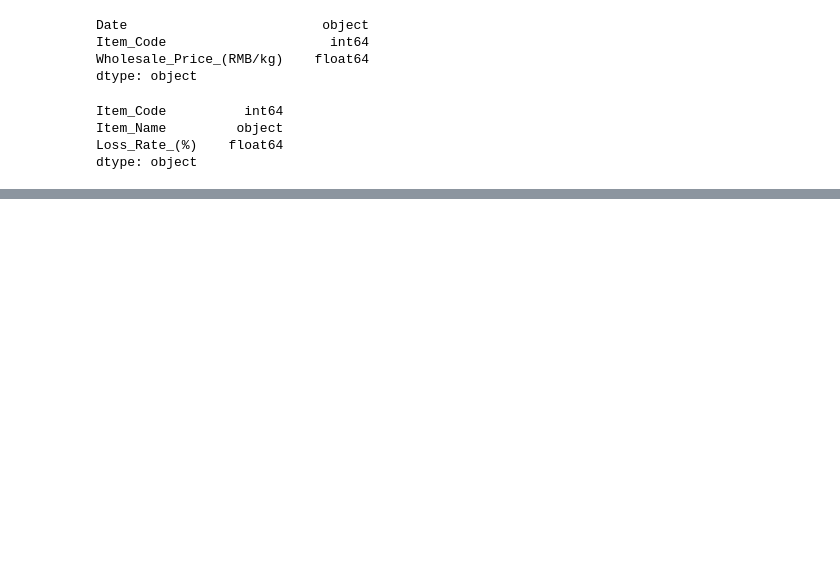
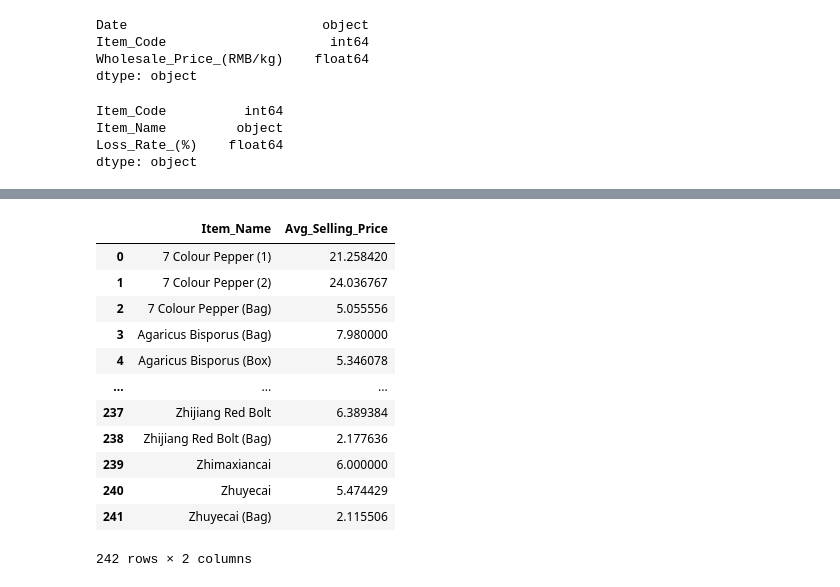
Before and after one commit to RumethSandinu/Project-connexa, a Jupyter notebook: Shamal/model_building.ipynb, the cells around one changed output, grey strips where cells are left out. Drawn from its saved outputs; the diff is of its cells as text; code cells hidden in the pictures; blank space fills up the shorter version.

```diff
--- a/Shamal/model_building.ipynb
+++ b/Shamal/model_building.ipynb
@@ -449,0 +598,17 @@ dtype: object
+# %%
+avg_selling_price_each_item = data.groupby(['Item_Name'])['Unit_Selling_Price_(RMB/kg)'].mean().reset_index().rename(columns = {"Unit_Selling_Price_(RMB/kg)" : "Avg_Selling_Price"})
+avg_selling_price_each_item
+# %% [output]
+|  | Item_Name | Avg_Selling_Price |
+| 0 | 7 Colour Pepper (1) | 21.258420 |
+| 1 | 7 Colour Pepper (2) | 24.036767 |
+| 2 | 7 Colour Pepper (Bag) | 5.055556 |
+| 3 | Agaricus Bisporus (Bag) | 7.980000 |
+| 4 | Agaricus Bisporus (Box) | 5.346078 |
+| ... | ... | ... |
+| 237 | Zhijiang Red Bolt | 6.389384 |
+| 238 | Zhijiang Red Bolt (Bag) | 2.177636 |
+| 239 | Zhimaxiancai | 6.000000 |
+| 240 | Zhuyecai | 5.474429 |
+| 241 | Zhuyecai (Bag) | 2.115506 |
+242 rows × 2 columns
```
Also changed, not shown: parts of 25 cells of this notebook.
